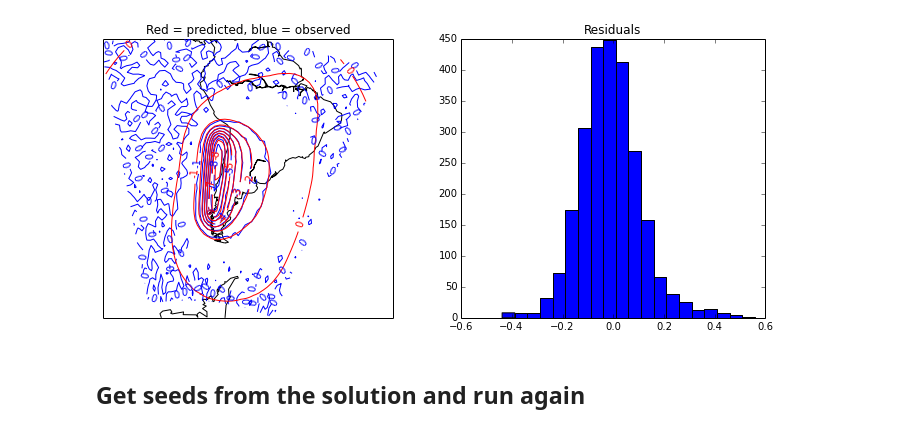
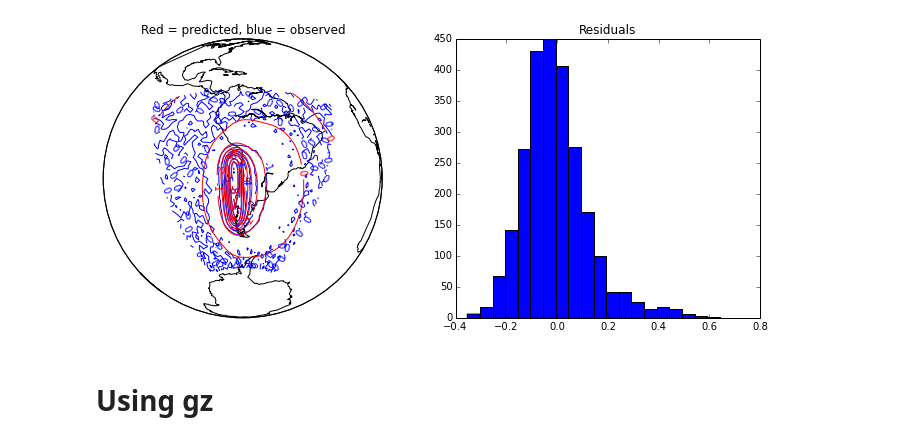
Before and after one commit to leouieda/egu2014, a Jupyter notebook: notebooks/subduction.ipynb, the cells around one changed output. Cells and saved outputs as stored; diff of their text form; code cells hidden in the pictures.

```diff
--- a/notebooks/subduction.ipynb
+++ b/notebooks/subduction.ipynb
@@ -41,7 +49,7 @@ gyz = contaminate(tesseroid.gyz(lons, lats, heights, model), 0.01, percent=True,
 # %%
-bm = mpl.basemap([-140, -30, -70, 20], 'lcc')
-#bm = mpl.basemap([-130, -30, -70, 10], 'poly')
-for i, f in enumerate([potential, gz, gzz, gyz]):
+#bm = mpl.basemap([-140, -30, -70, 20], 'cass')
+bm = mpl.basemap(area, 'ortho')
+for i, f in enumerate([potential, gz, gzz]):
     mpl.figure()
     bm.drawcoastlines()
     bm.drawmapboundary()
@@ -57,5 +64,5 @@ for i, f in enumerate([potential, gz, gzz, gyz]):
 # %%
-def plots(solver):
+def plots(solver, data):
     predicted = solver.predicted()
     if len(np.shape(predicted)) == 1:
         predicted = [predicted]
@@ -74,7 +81,7 @@ def plots(solver):
         mpl.hist(r, bins=20)
         mpl.title("Residuals")
     scene = myv.figure(zdown=False, size=(800, 600))
-    myv.tesseroids(model, edges=False, color=(0,0,1), opacity=0.4)
+    myv.tesseroids(model, edges=False, color=(0,0,1), opacity=0.2)
     myv.tesseroids(seeds, prop='density', edges=True, color=(0, 0, 0), linewidth=1)
     myv.tesseroids(vremove(0, 'density', mesh), prop='density', edges=True, color=(1, 0, 0), linewidth=1)
     #myv.earth(opacity=0.4)
@@ -84,4 +105,4 @@ def plots(solver):
 # %%
-mesh = TesseroidMesh(bounds, (20, 15, 30))
+mesh = TesseroidMesh(bounds, (30, 30, 40))
 props = {'density':-80}
-locations = [[-75, -35, -100000, props]]
+mesh.dims
@@ -93,12 +119,7 @@ myv.tesseroids(seeds, color=(1, 0, 0))
 myv.tesseroids(model, opacity=0.4)
 myv.show()
 # %%
-solver = (
-     #Gravity(lons, lats, heights, gz, mesh, field='gz')
-      Gravity(lons, lats, heights, gzz, mesh, field='gzz')
-     #+ Gravity(lons, lats, heights, gyz, mesh, field='gyz')
-     #+ Gravity(lons, lats, heights, potential, mesh, field='potential')
-     )
-data = [gzz]
-#data = [gz, potential, gzz, gyz]
-#data = [gz, potential, gzz]
+solver = (Gravity(lons, lats, heights, gzz, mesh, field='gzz')
+          + Gravity(lons, lats, heights, gxx, mesh, field='gxx')
+          + Gravity(lons, lats, heights, gyy, mesh, field='gyy')
+          )
@@ -107,7 +164,5 @@ solver.config('planting', seeds=seeds, compactness=0.1, threshold=0.001).fit()
 mesh.addprop('density', solver.estimate_)
 # %%
-plots(solver)
+plots(solver, [gzz])
 # %% [output]
-[figure, old version]
+[figure, new version]
-# %% [markdown]
-## Get seeds from the solution and run again
@@ -125,0 +169,2 @@ def spine(mesh):
+# %% [markdown]
+# Using gz
```
Also changed, not shown: parts of 44 cells of this notebook.
